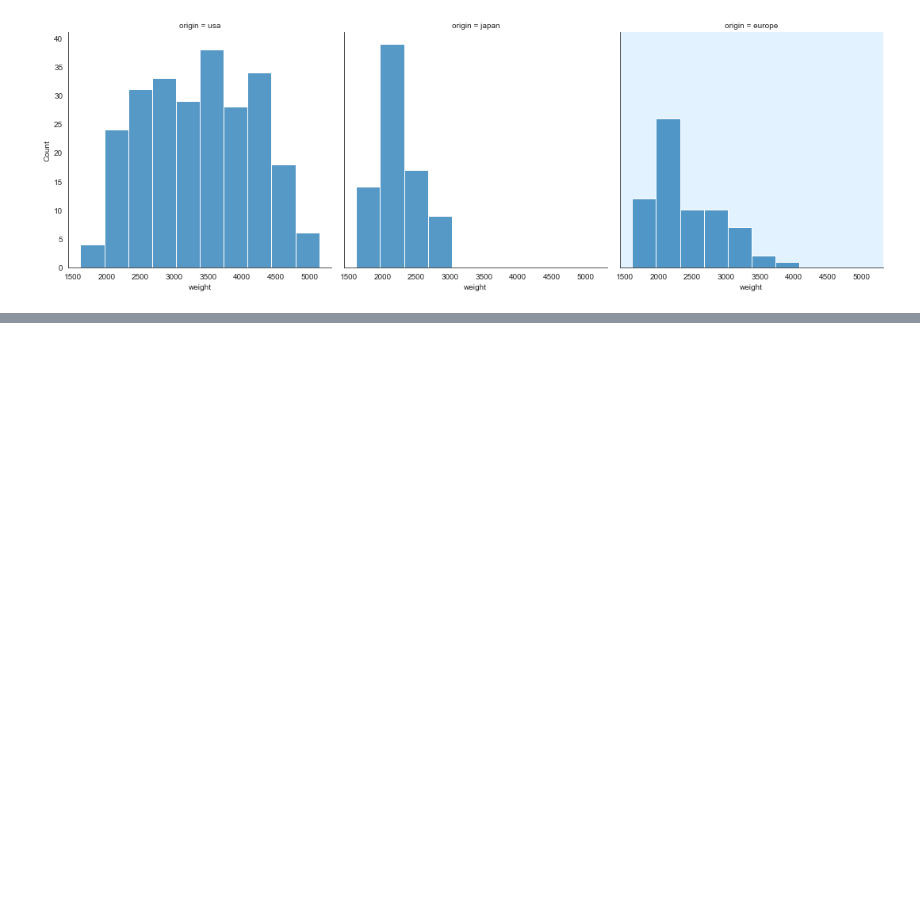
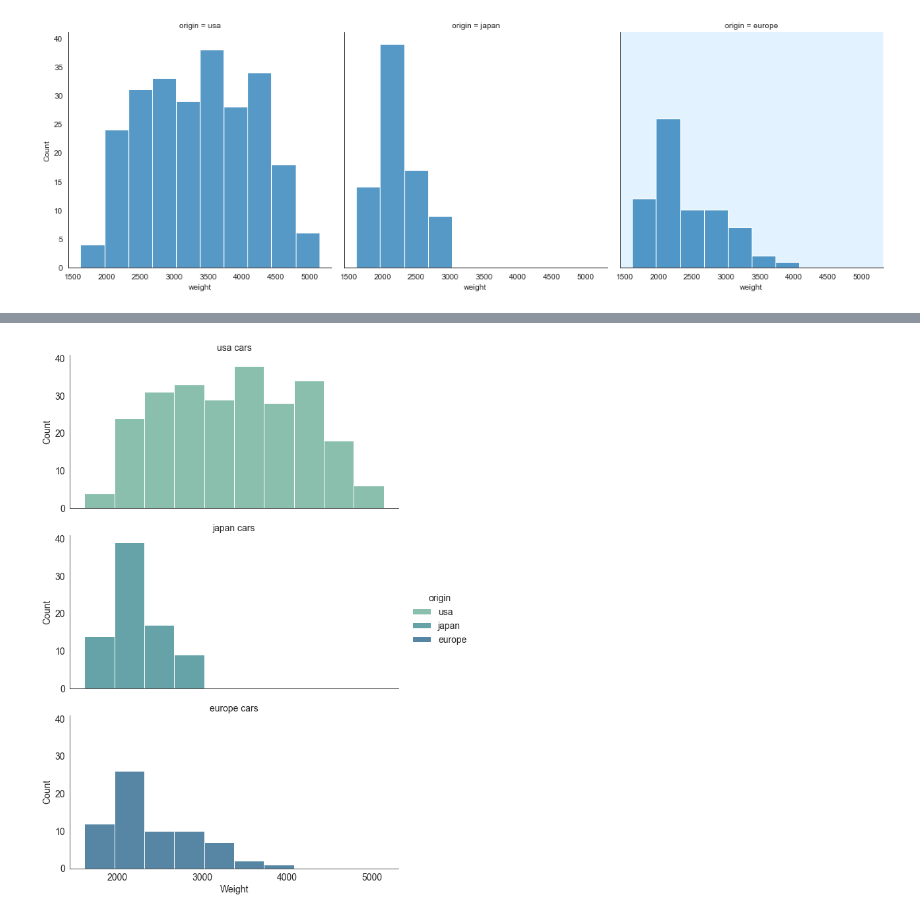
Before and after one commit to kimfetti/Videos, a Jupyter notebook: Seaborn/19_displot.ipynb, the cells around one changed output, grey strips where cells are left out. Saved outputs shown, nothing was run; the diff lists cells and outputs as text; code cells hidden in the pictures; blank space fills up the shorter version.

```diff
--- a/Seaborn/19_displot.ipynb
+++ b/Seaborn/19_displot.ipynb
@@ -157,0 +170,8 @@ for col_val, ax in g.axes_dict.items():
+# %%
+g = sns.displot(x='weight', row='origin', hue='origin', palette='crest',
+            data=cars, height=4, aspect=2)
+g.set_titles(row_template='{row_name} cars')
+plt.xlabel("Weight")
+plt.xticks([2000, 3000, 4000, 5000]);
+# %% [output]
+[figure, added]
```
Also changed, not shown: parts of 7 cells of this notebook.
